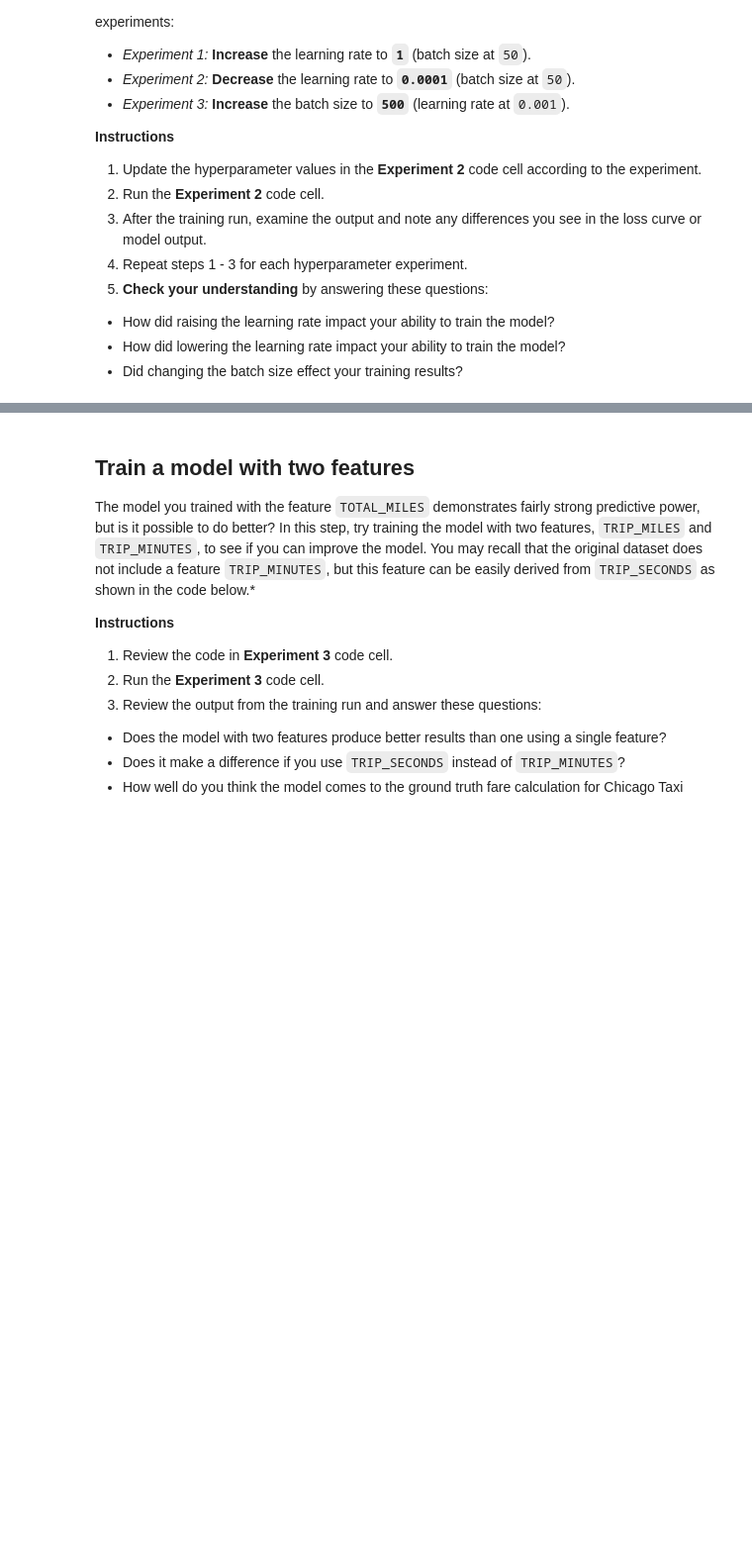
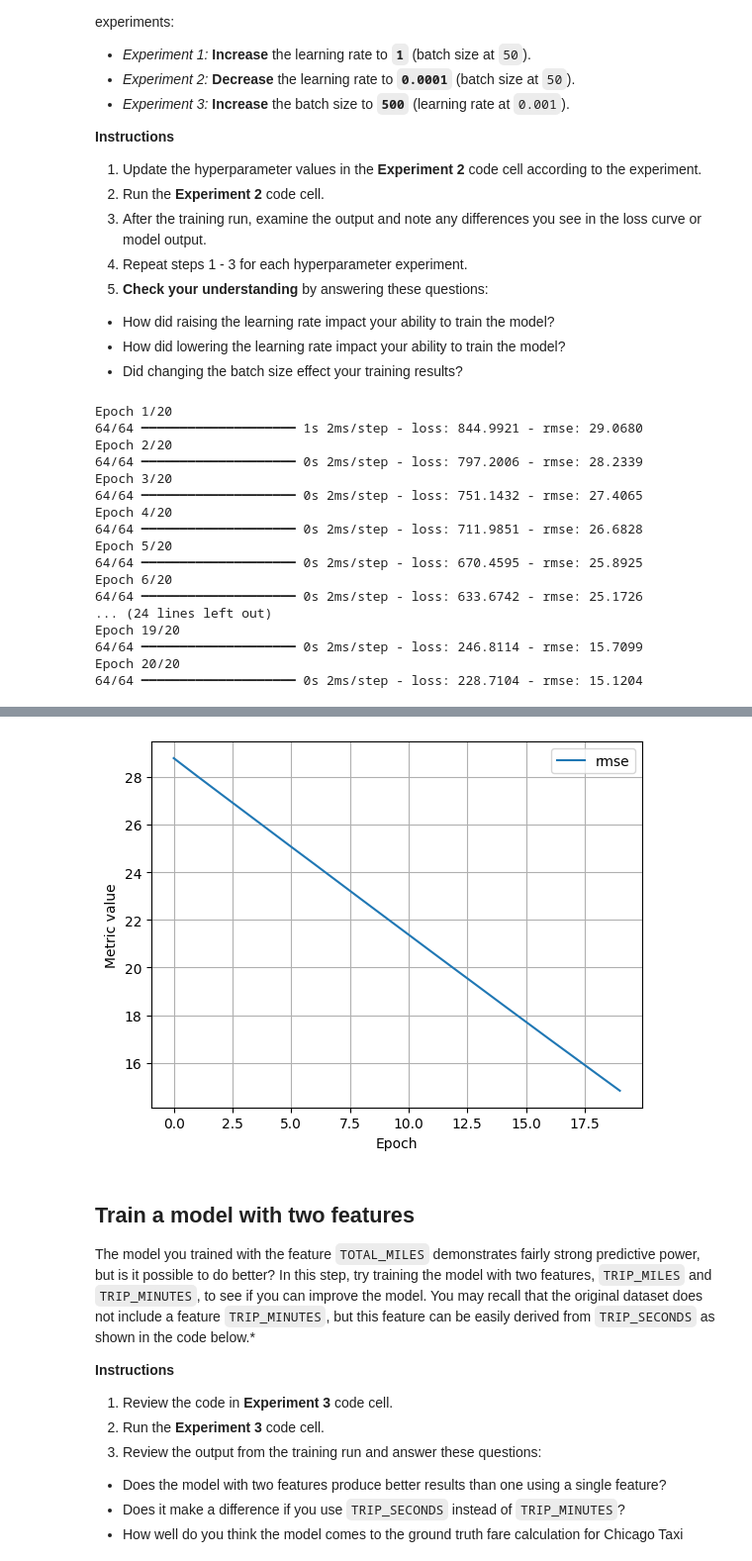
Before and after one commit to jeffbdye/gcl, a Jupyter notebook: ml/cc/exercises/linear_regression_taxi.ipynb, the cells around one changed output, grey strips where cells are left out. Shown at 99% size. Drawn from its saved outputs; the diff is of its cells as text; code cells hidden in the pictures; blank space fills up the shorter version.

```diff
--- a/ml/cc/exercises/linear_regression_taxi.ipynb
+++ b/ml/cc/exercises/linear_regression_taxi.ipynb
@@ -405,11 +429,13 @@ It is common with machine learning to run multiple experiments to find the best
 #@title Code - Experiment 2
 
 # The following variables are the hyperparameters.
-# TODO - Adjust these hyperparameters to see how they impact a training run.
+# - increase learning rate to 1.0 - MSE fluctuated, never converged
+# - decrease learning rate to 0.0001 - MSE stayed at constant slope, never converged
+# - increase batch size to 500, learning back to 0.001 - MSE stayed at constant slope, completed processing much sooner
 settings_2 = ml_edu.experiment.ExperimentSettings(
     learning_rate = 0.001,
     number_epochs = 20,
-    batch_size = 50,
+    batch_size = 500,
     input_features = ['TRIP_MILES']
 )
 
@@ -421,3 +447,21 @@ experiment_2 = train_model('one_feature_hyper', model_2, training_df, 'FARE', se
 
 ml_edu.results.plot_experiment_metrics(experiment_2, ['rmse'])
 ml_edu.results.plot_model_predictions(experiment_2, training_df, 'FARE')
+# %% [output]
+Epoch 1/20
+64/64 ━━━━━━━━━━━━━━━━━━━━ 1s 2ms/step - loss: 844.9921 - rmse: 29.0680
+Epoch 2/20
+64/64 ━━━━━━━━━━━━━━━━━━━━ 0s 2ms/step - loss: 797.2006 - rmse: 28.2339
+Epoch 3/20
+64/64 ━━━━━━━━━━━━━━━━━━━━ 0s 2ms/step - loss: 751.1432 - rmse: 27.4065
+Epoch 4/20
+64/64 ━━━━━━━━━━━━━━━━━━━━ 0s 2ms/step - loss: 711.9851 - rmse: 26.6828
+Epoch 5/20
+64/64 ━━━━━━━━━━━━━━━━━━━━ 0s 2ms/step - loss: 670.4595 - rmse: 25.8925
+Epoch 6/20
+64/64 ━━━━━━━━━━━━━━━━━━━━ 0s 2ms/step - loss: 633.6742 - rmse: 25.1726
+... (24 lines left out)
+Epoch 19/20
+64/64 ━━━━━━━━━━━━━━━━━━━━ 0s 2ms/step - loss: 246.8114 - rmse: 15.7099
+Epoch 20/20
+64/64 ━━━━━━━━━━━━━━━━━━━━ 0s 2ms/step - loss: 228.7104 - rmse: 15.1204
@@ -424,3 +471,4 @@ ml_edu.results.plot_model_predictions(experiment_2, training_df, 'FARE')
+[figure, added]
 # %%
 #@title Double-click to view answers for hyperparameter experiments
 
```
Also changed, not shown: parts of 6 cells of this notebook.
